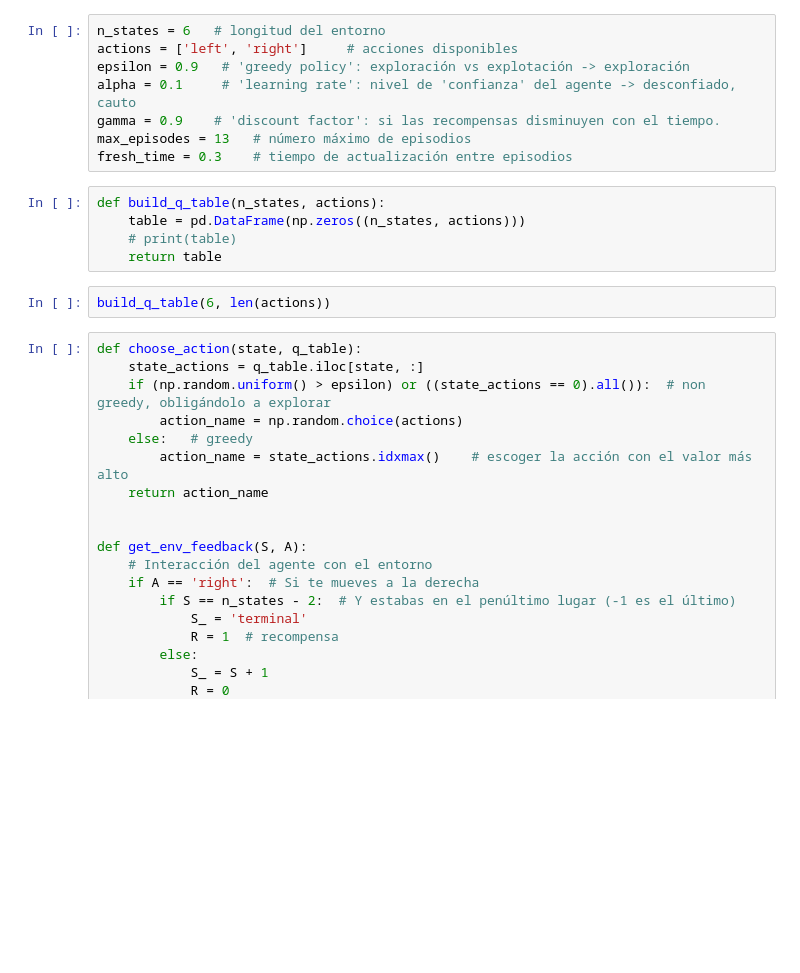
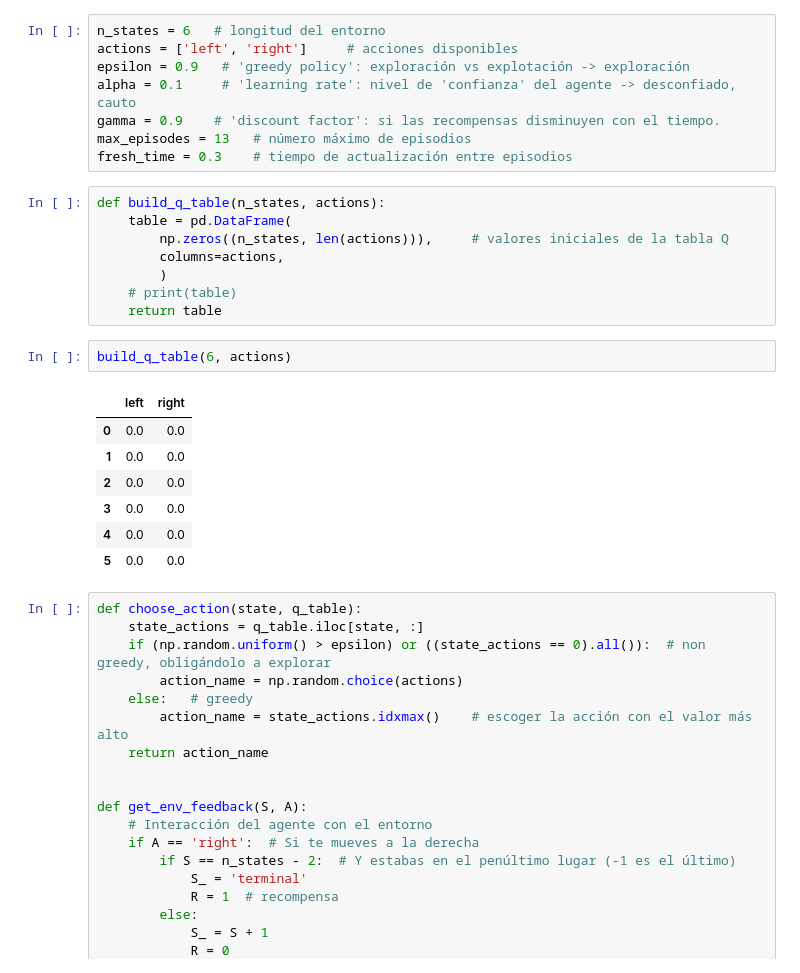
Before and after one commit to GiamoSalerno/Aprendizaje_por_Refuerzo, a Jupyter notebook: Práctica/Temporal Difference.ipynb, the cells around one changed output. Cells and saved outputs as stored; diff of their text form; blank space fills up the shorter version.

```diff
--- a/Práctica/Temporal Difference.ipynb
+++ b/Práctica/Temporal Difference.ipynb
@@ -67,11 +67,22 @@ max_episodes = 13   # número máximo de episodios
 fresh_time = 0.3    # tiempo de actualización entre episodios
 # %%
 def build_q_table(n_states, actions):
-    table = pd.DataFrame(np.zeros((n_states, actions)))
+    table = pd.DataFrame(
+        np.zeros((n_states, len(actions))),     # valores iniciales de la tabla Q
+        columns=actions,
+        )
     # print(table)
     return table
 # %%
-build_q_table(6, len(actions))
+build_q_table(6, actions)
+# %% [output]
+|  | left | right |
+| 0 | 0.0 | 0.0 |
+| 1 | 0.0 | 0.0 |
+| 2 | 0.0 | 0.0 |
+| 3 | 0.0 | 0.0 |
+| 4 | 0.0 | 0.0 |
+| 5 | 0.0 | 0.0 |
 # %%
 def choose_action(state, q_table):
     state_actions = q_table.iloc[state, :]
```
Also changed, not shown: parts of 14 cells of this notebook, 2 other files.
